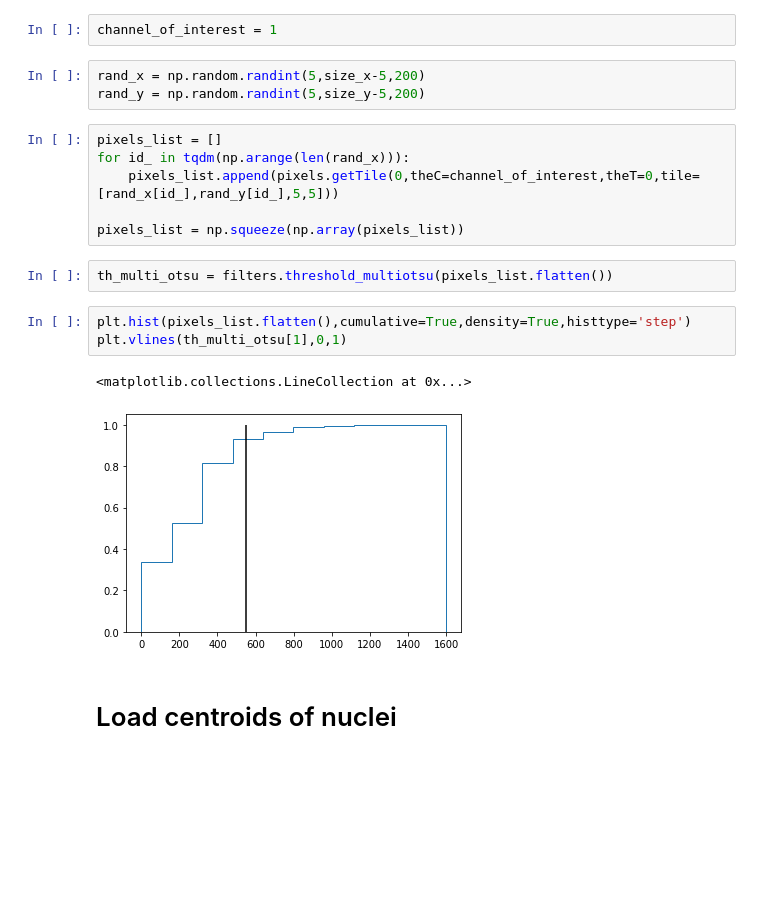
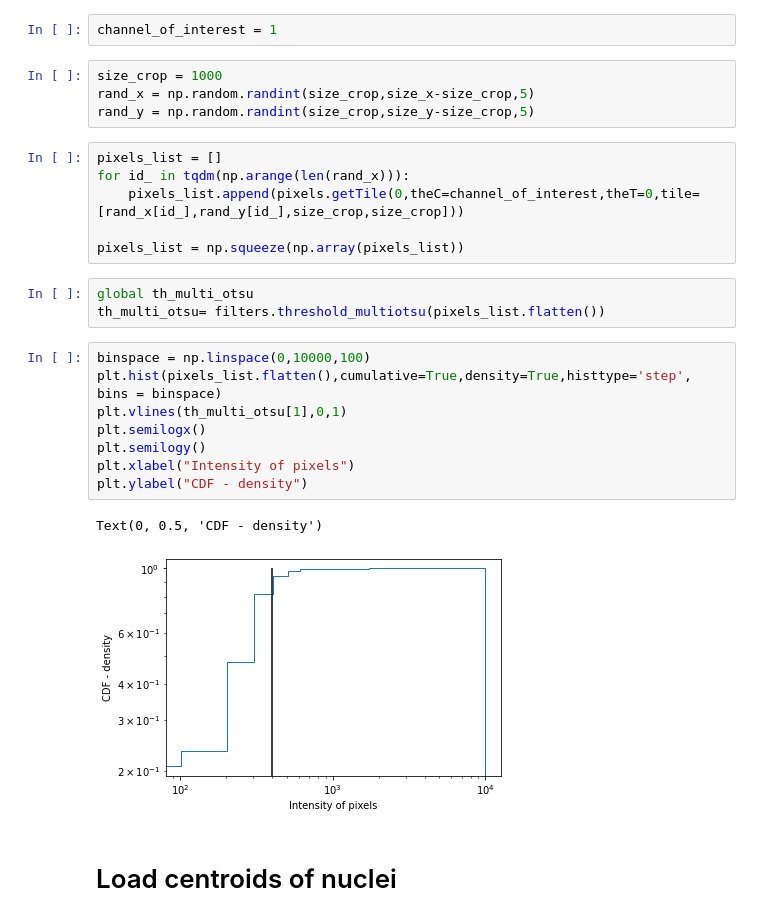
Before and after one commit to J-Franz/CellDetectorPreprocessing, a Jupyter notebook: CreateTrainingData.ipynb, the cells around one changed output. Saved outputs shown, nothing was run; the diff lists cells and outputs as text; blank space fills up the shorter version.

```diff
--- a/CreateTrainingData.ipynb
+++ b/CreateTrainingData.ipynb
@@ -86,22 +88,29 @@ define fluorescence channel of interest
 # %%
 channel_of_interest = 1
 # %%
-rand_x = np.random.randint(5,size_x-5,200)
-rand_y = np.random.randint(5,size_y-5,200)
+size_crop = 1000
+rand_x = np.random.randint(size_crop,size_x-size_crop,5)
+rand_y = np.random.randint(size_crop,size_y-size_crop,5)
 # %%
 pixels_list = []
 for id_ in tqdm(np.arange(len(rand_x))):
-    pixels_list.append(pixels.getTile(0,theC=channel_of_interest,theT=0,tile=[rand_x[id_],rand_y[id_],5,5]))
+    pixels_list.append(pixels.getTile(0,theC=channel_of_interest,theT=0,tile=[rand_x[id_],rand_y[id_],size_crop,size_crop]))
 
 pixels_list = np.squeeze(np.array(pixels_list))
 # %%
-th_multi_otsu = filters.threshold_multiotsu(pixels_list.flatten())
+global th_multi_otsu
+th_multi_otsu= filters.threshold_multiotsu(pixels_list.flatten())
 # %%
-plt.hist(pixels_list.flatten(),cumulative=True,density=True,histtype='step')
+binspace = np.linspace(0,10000,100)
+plt.hist(pixels_list.flatten(),cumulative=True,density=True,histtype='step', bins = binspace)
 plt.vlines(th_multi_otsu[1],0,1)
+plt.semilogx()
+plt.semilogy()
+plt.xlabel("Intensity of pixels")
+plt.ylabel("CDF - density")
 # %% [output]
-<matplotlib.collections.LineCollection at 0x...>
+Text(0, 0.5, 'CDF - density')
-[figure, old version]
+[figure, new version]
 # %% [markdown]
 # Load centroids of nuclei
 # %%
```
Also changed, not shown: parts of 5 cells of this notebook, 1 other file.
